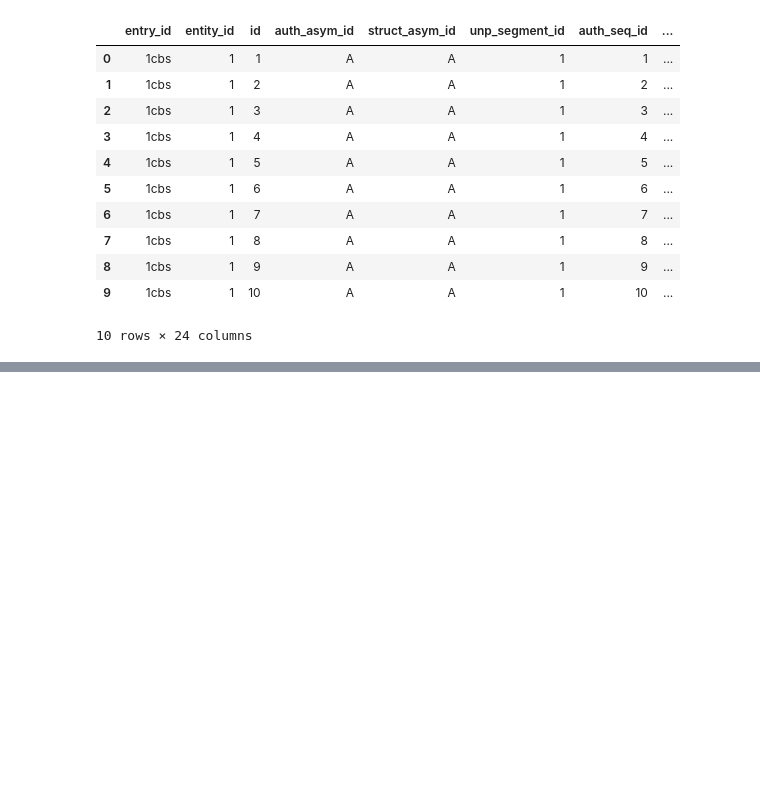
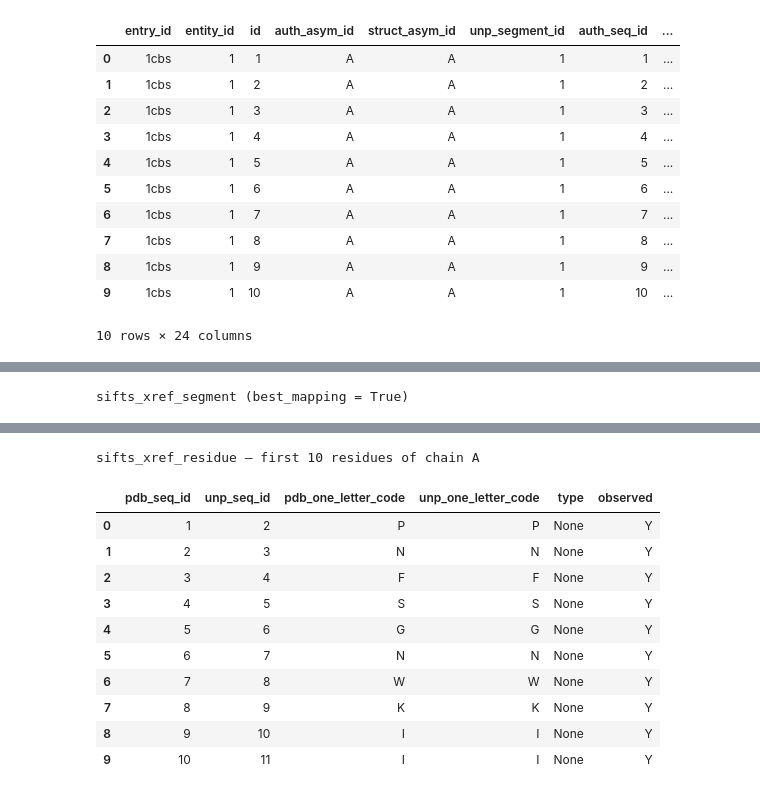
Before and after one commit to PDBeurope/SIFTS, a Jupyter notebook: notebooks/quickstart.ipynb, the cells around one changed output, grey strips where cells are left out. Cells and saved outputs as stored; diff of their text form; code cells hidden in the pictures; blank space fills up the shorter version.

```diff
--- a/notebooks/quickstart.ipynb
+++ b/notebooks/quickstart.ipynb
@@ -619,6 +679,9 @@ print(f"Loaded {len(df_seg_load)} segment(s) and {len(df_res_load)} residue(s) i
 # %%
 # ── Query examples ────────────────────────────────────────────────────────────
 
+import duckdb
+
+conn = duckdb.connect('output/mmseqs_1cbs_15_24_03_2026/hits.duckdb')
 # Best segment(s) for 1CBS
 df_q_seg = conn.execute("""
     SELECT entry_id, auth_asym_id, accession,
@@ -644,3 +707,5 @@ print("\nsifts_xref_residue — first 10 residues of chain A")
 display(df_q_res)
 
 conn.close()
+# %% [output]
+sifts_xref_segment (best_mapping = True)
@@ -646,0 +714,12 @@ conn.close()
+sifts_xref_residue — first 10 residues of chain A
+|  | pdb_seq_id | unp_seq_id | pdb_one_letter_code | unp_one_letter_code | type | observed |
+| 0 | 1 | 2 | P | P | None | Y |
+| 1 | 2 | 3 | N | N | None | Y |
+| 2 | 3 | 4 | F | F | None | Y |
+| 3 | 4 | 5 | S | S | None | Y |
+| 4 | 5 | 6 | G | G | None | Y |
+| 5 | 6 | 7 | N | N | None | Y |
+| 6 | 7 | 8 | W | W | None | Y |
+| 7 | 8 | 9 | K | K | None | Y |
+| 8 | 9 | 10 | I | I | None | Y |
+| 9 | 10 | 11 | I | I | None | Y |
```
Also changed, not shown: parts of 23 cells of this notebook, 3 other files.
